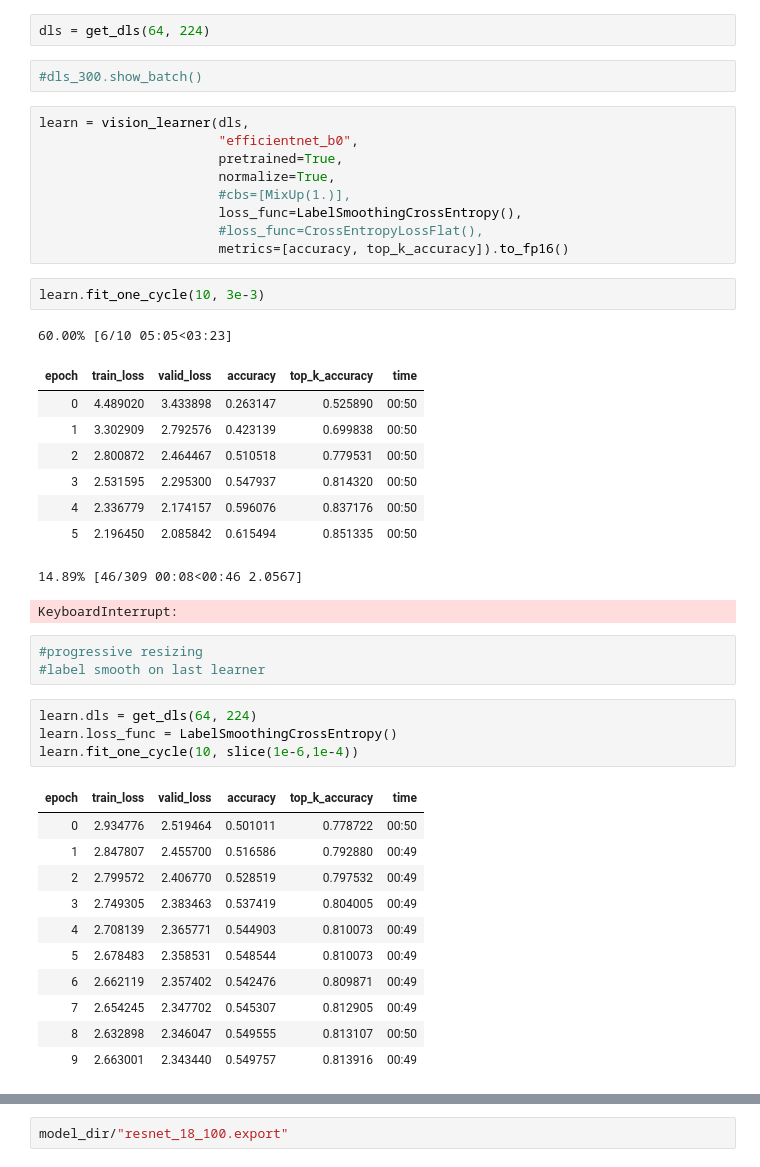
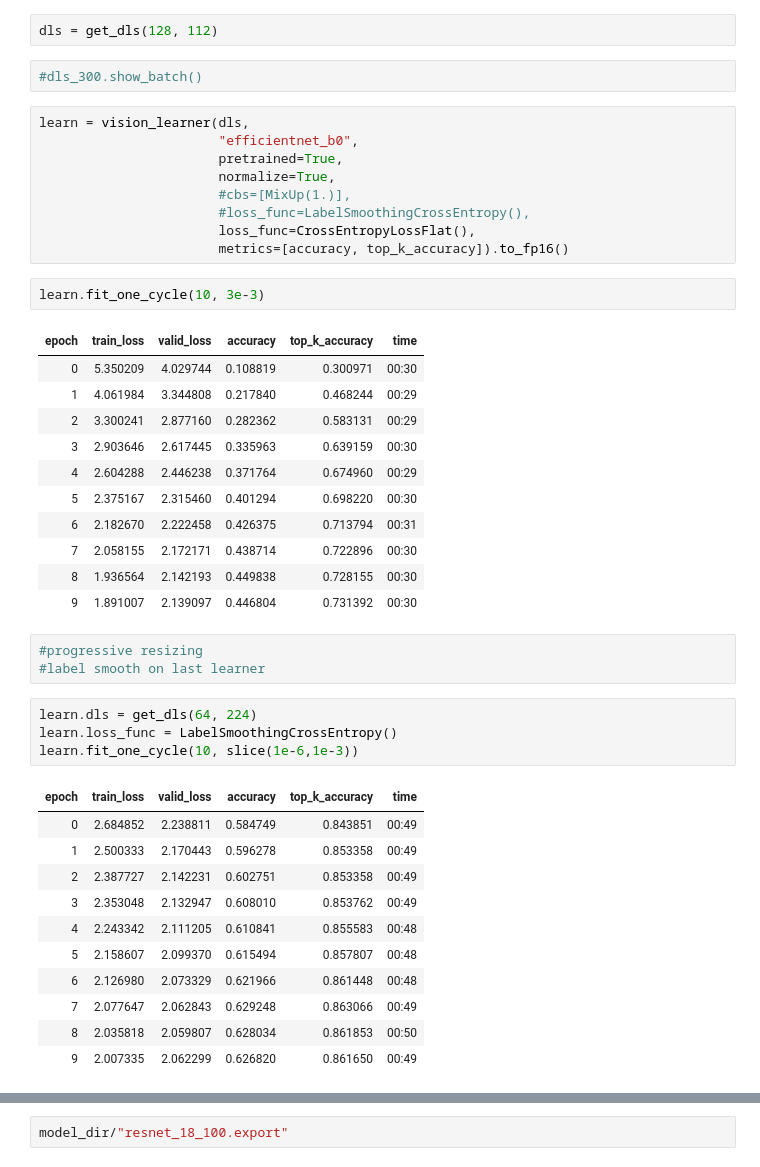
Before and after one commit to KennethTM/dvpi_app, a Jupyter notebook: vision/model_training.ipynb, the cells around one changed output, grey strips where cells are left out. Drawn from its saved outputs; the diff is of its cells as text.

```diff
--- a/vision/model_training.ipynb
+++ b/vision/model_training.ipynb
@@ -19,7 +19,7 @@ def get_dls(bs, size):
         batch_tfms=aug_transforms(size=size, min_scale=0.85))
     return(dl)
 # %%
-dls = get_dls(64, 224)
+dls = get_dls(128, 112)
 # %%
 #dls_300.show_batch()
 # %%
@@ -28,41 +28,42 @@ learn = vision_learner(dls,
                        pretrained=True,
                        normalize=True,
                        #cbs=[MixUp(1.)],
-                       loss_func=LabelSmoothingCrossEntropy(),
-                       #loss_func=CrossEntropyLossFlat(),
+                       #loss_func=LabelSmoothingCrossEntropy(),
+                       loss_func=CrossEntropyLossFlat(),
                        metrics=[accuracy, top_k_accuracy]).to_fp16()
 # %%
 learn.fit_one_cycle(10, 3e-3)
 # %% [output]
-60.00% [6/10 05:05<03:23]
 | epoch | train_loss | valid_loss | accuracy | top_k_accuracy | time |
-| 0 | 4.489020 | 3.433898 | 0.263147 | 0.525890 | 00:50 |
-| 1 | 3.302909 | 2.792576 | 0.423139 | 0.699838 | 00:50 |
-| 2 | 2.800872 | 2.464467 | 0.510518 | 0.779531 | 00:50 |
-| 3 | 2.531595 | 2.295300 | 0.547937 | 0.814320 | 00:50 |
-| 4 | 2.336779 | 2.174157 | 0.596076 | 0.837176 | 00:50 |
-| 5 | 2.196450 | 2.085842 | 0.615494 | 0.851335 | 00:50 |
+| 0 | 5.350209 | 4.029744 | 0.108819 | 0.300971 | 00:30 |
+| 1 | 4.061984 | 3.344808 | 0.217840 | 0.468244 | 00:29 |
+| 2 | 3.300241 | 2.877160 | 0.282362 | 0.583131 | 00:29 |
+| 3 | 2.903646 | 2.617445 | 0.335963 | 0.639159 | 00:30 |
+| 4 | 2.604288 | 2.446238 | 0.371764 | 0.674960 | 00:29 |
+| 5 | 2.375167 | 2.315460 | 0.401294 | 0.698220 | 00:30 |
+| 6 | 2.182670 | 2.222458 | 0.426375 | 0.713794 | 00:31 |
+| 7 | 2.058155 | 2.172171 | 0.438714 | 0.722896 | 00:30 |
+| 8 | 1.936564 | 2.142193 | 0.449838 | 0.728155 | 00:30 |
+| 9 | 1.891007 | 2.139097 | 0.446804 | 0.731392 | 00:30 |
-14.89% [46/309 00:08<00:46 2.0567]
-KeyboardInterrupt:
 # %%
 #progressive resizing
 #label smooth on last learner
 # %%
 learn.dls = get_dls(64, 224)
 learn.loss_func = LabelSmoothingCrossEntropy()
-learn.fit_one_cycle(10, slice(1e-6,1e-4))
+learn.fit_one_cycle(10, slice(1e-6,1e-3))
 # %% [output]
 | epoch | train_loss | valid_loss | accuracy | top_k_accuracy | time |
-| 0 | 2.934776 | 2.519464 | 0.501011 | 0.778722 | 00:50 |
-| 1 | 2.847807 | 2.455700 | 0.516586 | 0.792880 | 00:49 |
-| 2 | 2.799572 | 2.406770 | 0.528519 | 0.797532 | 00:49 |
-| 3 | 2.749305 | 2.383463 | 0.537419 | 0.804005 | 00:49 |
-| 4 | 2.708139 | 2.365771 | 0.544903 | 0.810073 | 00:49 |
-| 5 | 2.678483 | 2.358531 | 0.548544 | 0.810073 | 00:49 |
-| 6 | 2.662119 | 2.357402 | 0.542476 | 0.809871 | 00:49 |
-| 7 | 2.654245 | 2.347702 | 0.545307 | 0.812905 | 00:49 |
-| 8 | 2.632898 | 2.346047 | 0.549555 | 0.813107 | 00:50 |
-| 9 | 2.663001 | 2.343440 | 0.549757 | 0.813916 | 00:49 |
+| 0 | 2.684852 | 2.238811 | 0.584749 | 0.843851 | 00:49 |
+| 1 | 2.500333 | 2.170443 | 0.596278 | 0.853358 | 00:49 |
+| 2 | 2.387727 | 2.142231 | 0.602751 | 0.853358 | 00:49 |
+| 3 | 2.353048 | 2.132947 | 0.608010 | 0.853762 | 00:49 |
+| 4 | 2.243342 | 2.111205 | 0.610841 | 0.855583 | 00:48 |
+| 5 | 2.158607 | 2.099370 | 0.615494 | 0.857807 | 00:48 |
+| 6 | 2.126980 | 2.073329 | 0.621966 | 0.861448 | 00:48 |
+| 7 | 2.077647 | 2.062843 | 0.629248 | 0.863066 | 00:49 |
+| 8 | 2.035818 | 2.059807 | 0.628034 | 0.861853 | 00:50 |
+| 9 | 2.007335 | 2.062299 | 0.626820 | 0.861650 | 00:49 |
 # %%
 learn.show_results()
 # %% [output]
```
Also changed, not shown: parts of 2 cells of this notebook, 5 other files.
